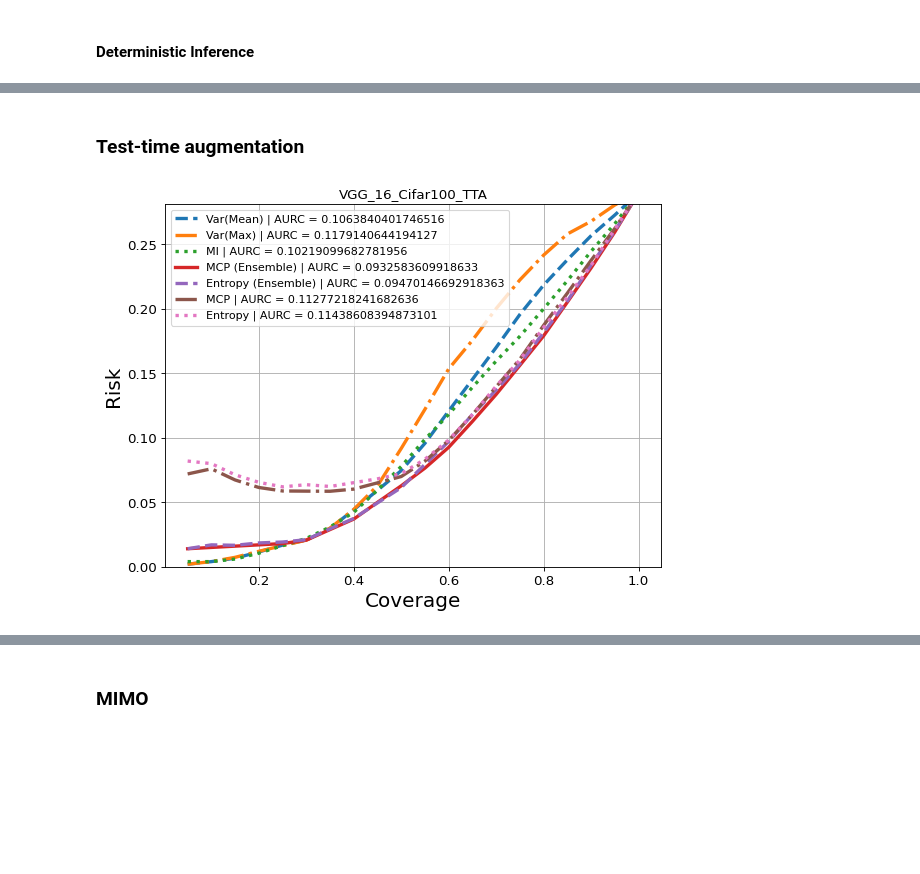
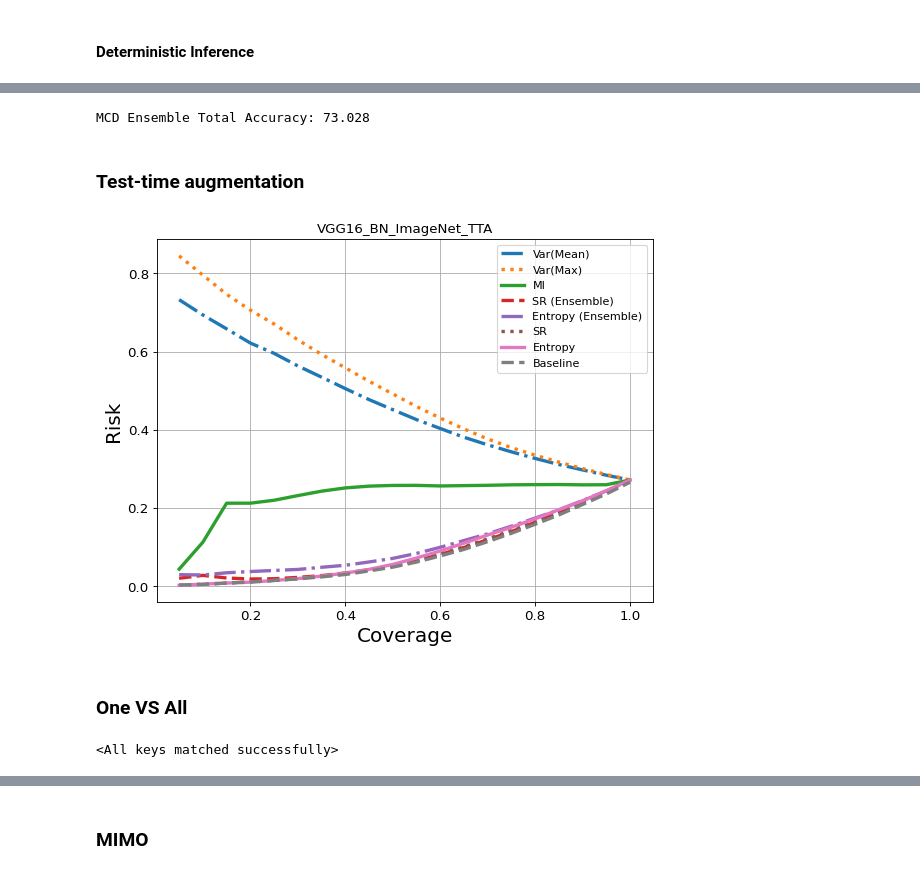
Before and after one commit to lfpc/ScriptsUncEst, a Jupyter notebook: notebooks-scripts/SelectiveClassification.ipynb, the cells around one changed output, grey strips where cells are left out. Cells and saved outputs as stored; diff of their text form; code cells hidden in the pictures; blank space fills up the shorter version.

```diff
--- a/notebooks-scripts/SelectiveClassification.ipynb
+++ b/notebooks-scripts/SelectiveClassification.ipynb
@@ -42,15 +45,18 @@ import uncertainty.metrics as metrics
 # %% [markdown]
 ## Definitions
 # %%
-MODEL_ARC = 'VGG_16'
 DATA = 'Cifar100'
+MODEL_ARC = 'ResNet50'
 NAME = MODEL_ARC +'_' + DATA
 
 data = torch_data.__dict__[DATA](data_dir = DATA_PATH)
-model_class = models.__dict__[MODEL_ARC]
-
-weights_path = os.path.join(PATH_MODELS,MODEL_ARC,DATA)
-WEIGTH_FILE = 1
+if DATA == 'ImageNet':
+    model_class = models.pytorch.__dict__[MODEL_ARC.lower()]
+    weights_path =  models.pytorch.__dict__[MODEL_ARC+'_Weights']
+else:
+    model_class = models.__dict__[MODEL_ARC]
+    weights_path = os.path.join(PATH_MODELS,MODEL_ARC,DATA)
+    WEIGTH_FILE = 1
 # %% [output]
 Files already downloaded and verified
 Files already downloaded and verified
@@ -85,6 +65,14 @@ def upload_weights(file, weights_path):
 # %%
-model = model_class(num_classes = data.n_classes, name = NAME, softmax = True).to(dev)
-model.load_state_dict(upload_weights(WEIGTH_FILE ,weights_path))
+SOFTMAX = True
+if DATA == 'ImageNet':
+    model = model_class(weights = weights_path.DEFAULT).to(dev)
+    data.transforms_test = weights_path.DEFAULT.transforms()
+    model.name = NAME
+    if SOFTMAX: utils.apply_softmax(model)
+else:
+    model = model_class(num_classes = data.n_classes, name = NAME, softmax = SOFTMAX).to(dev)
+    model.load_state_dict(upload_weights(WEIGTH_FILE ,weights_path))
+
 model.eval()
 acc_model = TE.model_acc(model,data.test_dataloader)
 rk_model = 1-0.01*acc_model
@@ -103,4 +89,16 @@ RC = metrics.selective_metrics(model,data.test_dataloader, c_list = np.arange(0.
 # %%
-RC.plot_RC(aurc = True)
+
+start = time()
+RC_det = metrics.selective_metrics(model,data.test_dataloader, c_list = np.arange(0.05,1.05,0.05), name = name)
+end = time()
+print(f'TIME_1 = {end - start}')
+
+
+start = time()
+
+RC_det.plot_RC(aurc = False)
+end = time()
+print(f'TIME = {end - start}')
+baseline = RC_det.risk['SR']
 #plt.savefig(os.path.join(PATH_FIGS,name+'_RC'))
 # %% [output]
@@ -221,3 +307,7 @@ plt.savefig(os.path.join(PATH_FIGS,name+'_RC'))
+# %%
+print(f'MCD Ensemble Total Accuracy: {TE.model_acc(model_mcbn,data.test_dataloader,set_eval = False)}')
+# %% [output]
+MCD Ensemble Total Accuracy: 73.028
 # %% [markdown]
 ### Test-time augmentation
 # %%
@@ -243,4 +333,17 @@ RC.fix_plot_scale(y_range=(0,rk_model))
 # %%
-RC.plot_RC(aurc = True)
+RC.plot_RC(baseline = baseline)
 # %% [output]
-[figure, old version]
+[figure, new version]
+# %% [markdown]
+### One VS All
+# %%
+sigmoid_path = os.path.join(weights_path,'OneVSAll')
+model_sig = model_class(num_classes = data.n_classes, name = NAME, softmax = True).to(dev)
+model_sig.eval()
+try:
+    model_sig.classifier_layer = torch.nn.Sequential(model_sig.classifier_layer, torch.nn.Sigmoid())
+except:
+    model_sig.linear = torch.nn.Sequential(model_sig.linear, torch.nn.Sigmoid())
+model_sig.load_state_dict(upload_weights(0,sigmoid_path))
+# %% [output]
+<All keys matched successfully>
```
Also changed, not shown: parts of 40 cells of this notebook, 22 other files.
